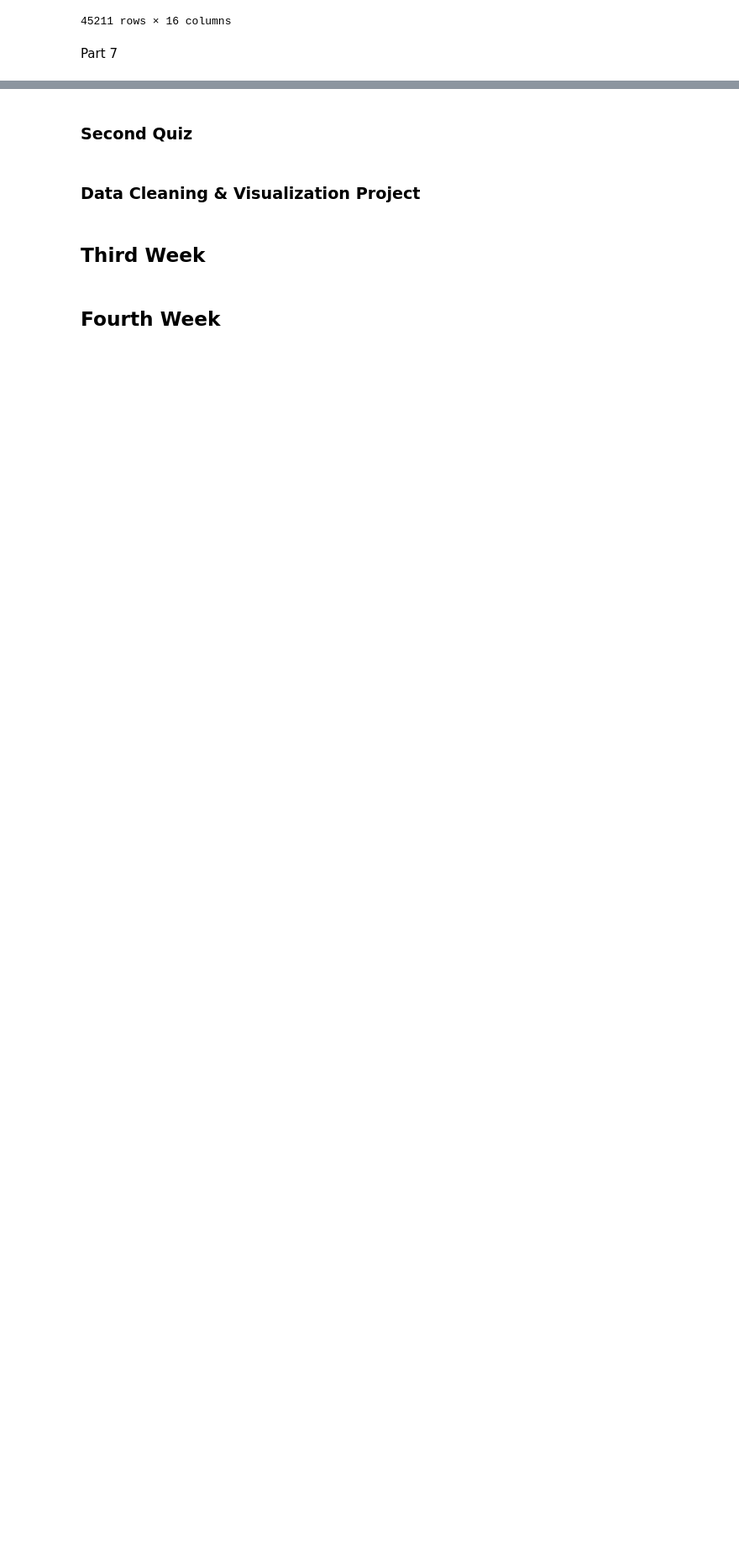
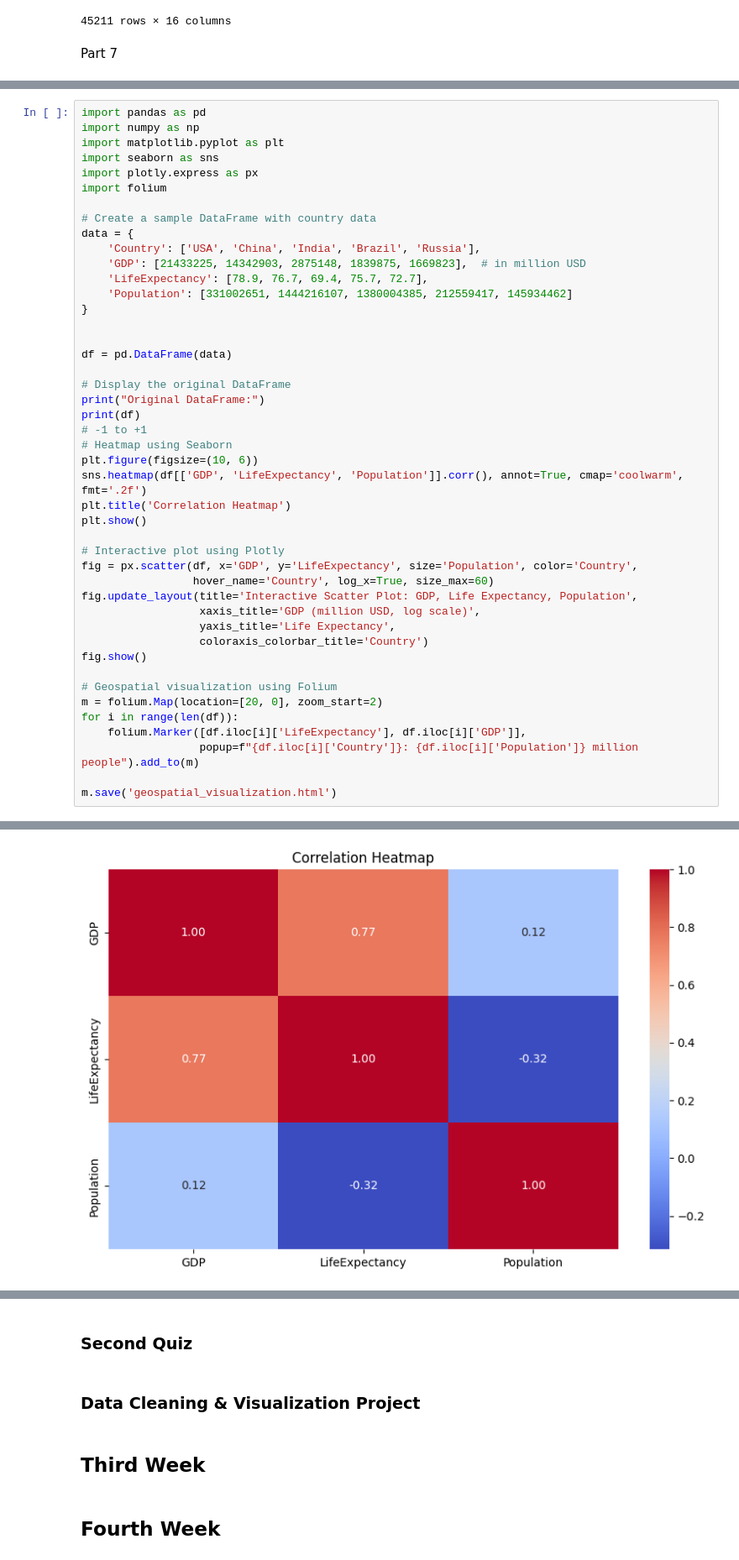
Before and after one commit to Monta243/Python1, a Jupyter notebook: Masar_Camp.ipynb, the cells around one changed output, grey strips where cells are left out. Shown at 84% size. Drawn from its saved outputs; the diff is of its cells as text; blank space fills up the shorter version.

```diff
--- a/Masar_Camp.ipynb
+++ b/Masar_Camp.ipynb
@@ -1331,0 +1400,46 @@ Part 7
+# %%
+import pandas as pd
+import numpy as np
+import matplotlib.pyplot as plt
+import seaborn as sns
+import plotly.express as px
+import folium
+
+# Create a sample DataFrame with country data
+data = {
+    'Country': ['USA', 'China', 'India', 'Brazil', 'Russia'],
+    'GDP': [21433225, 14342903, 2875148, 1839875, 1669823],  # in million USD
+    'LifeExpectancy': [78.9, 76.7, 69.4, 75.7, 72.7],
+    'Population': [331002651, 1444216107, 1380004385, 212559417, 145934462]
+}
+
+
+df = pd.DataFrame(data)
+
+# Display the original DataFrame
+print("Original DataFrame:")
+print(df)
+# -1 to +1
+# Heatmap using Seaborn
+plt.figure(figsize=(10, 6))
+sns.heatmap(df[['GDP', 'LifeExpectancy', 'Population']].corr(), annot=True, cmap='coolwarm', fmt='.2f')
+plt.title('Correlation Heatmap')
+plt.show()
+
+# Interactive plot using Plotly
+fig = px.scatter(df, x='GDP', y='LifeExpectancy', size='Population', color='Country',
+                 hover_name='Country', log_x=True, size_max=60)
+fig.update_layout(title='Interactive Scatter Plot: GDP, Life Expectancy, Population',
+                  xaxis_title='GDP (million USD, log scale)',
+                  yaxis_title='Life Expectancy',
+                  coloraxis_colorbar_title='Country')
+fig.show()
+
+# Geospatial visualization using Folium
+m = folium.Map(location=[20, 0], zoom_start=2)
+for i in range(len(df)):
+    folium.Marker([df.iloc[i]['LifeExpectancy'], df.iloc[i]['GDP']],
+                  popup=f"{df.iloc[i]['Country']}: {df.iloc[i]['Population']} million people").add_to(m)
+
+m.save('geospatial_visualization.html')
+# %% [output]
@@ -1331,0 +1453 @@ Part 7
+[figure, added]
```
Also changed, not shown: parts of 7 cells of this notebook.
